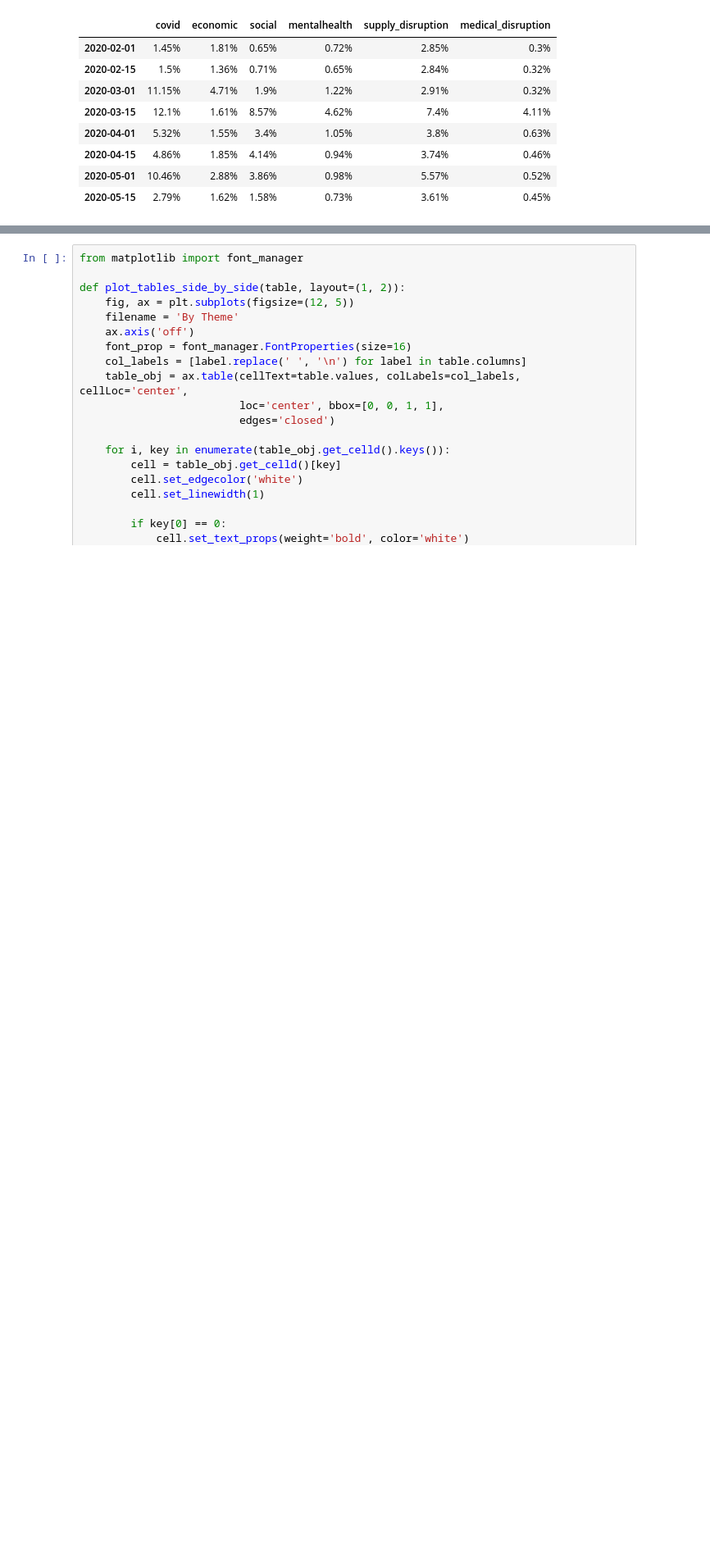
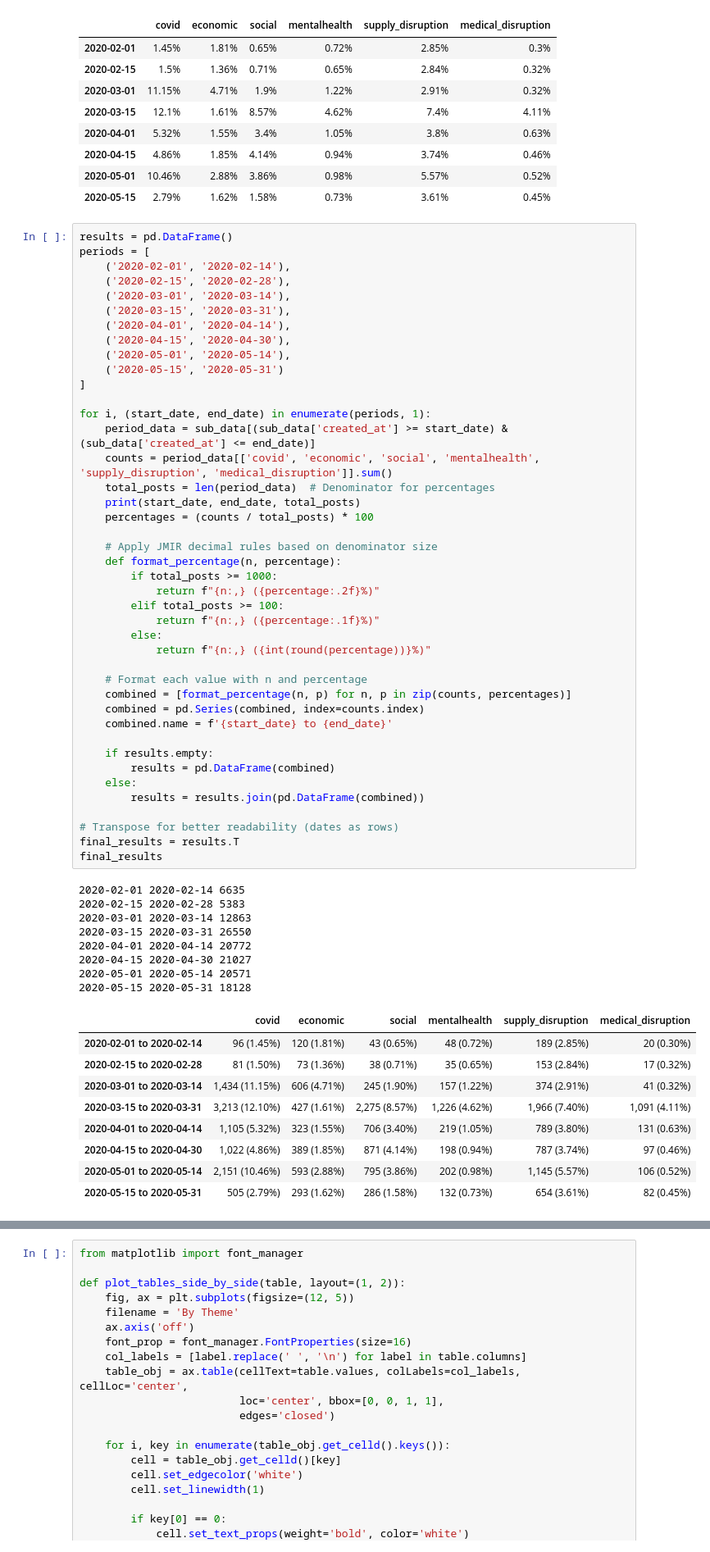
Before and after one commit to JulinaM/DemographicAnalysis, a Jupyter notebook: Topic_Analysis.ipynb, the cells around one changed output, grey strips where cells are left out. Shown at 82% size. Cells and saved outputs as stored; diff of their text form; blank space fills up the shorter version.

Commit message:
theme analysis result finalized after copyedit

```diff
--- a/Topic_Analysis.ipynb
+++ b/Topic_Analysis.ipynb
@@ -136,6 +138,66 @@ results.T
 | 2020-04-15 | 4.86% | 1.85% | 4.14% | 0.94% | 3.74% | 0.46% |
 | 2020-05-01 | 10.46% | 2.88% | 3.86% | 0.98% | 5.57% | 0.52% |
 | 2020-05-15 | 2.79% | 1.62% | 1.58% | 0.73% | 3.61% | 0.45% |
+# %%
+results = pd.DataFrame()
+periods = [
+    ('2020-02-01', '2020-02-14'),
+    ('2020-02-15', '2020-02-28'),
+    ('2020-03-01', '2020-03-14'),
+    ('2020-03-15', '2020-03-31'),
+    ('2020-04-01', '2020-04-14'),
+    ('2020-04-15', '2020-04-30'),
+    ('2020-05-01', '2020-05-14'),
+    ('2020-05-15', '2020-05-31')
+]
+
+for i, (start_date, end_date) in enumerate(periods, 1):
+    period_data = sub_data[(sub_data['created_at'] >= start_date) & (sub_data['created_at'] <= end_date)]
+    counts = period_data[['covid', 'economic', 'social', 'mentalhealth', 'supply_disruption', 'medical_disruption']].sum()
+    total_posts = len(period_data)  # Denominator for percentages
+    print(start_date, end_date, total_posts)
+    percentages = (counts / total_posts) * 100
+
+    # Apply JMIR decimal rules based on denominator size
+    def format_percentage(n, percentage):
+        if total_posts >= 1000:
+            return f"{n:,} ({percentage:.2f}%)"
+        elif total_posts >= 100:
+            return f"{n:,} ({percentage:.1f}%)"
+        else:
+            return f"{n:,} ({int(round(percentage))}%)"
+
+    # Format each value with n and percentage
+    combined = [format_percentage(n, p) for n, p in zip(counts, percentages)]
+    combined = pd.Series(combined, index=counts.index)
+    combined.name = f'{start_date} to {end_date}'
+
+    if results.empty:
+        results = pd.DataFrame(combined)
+    else:
+        results = results.join(pd.DataFrame(combined))
+
+# Transpose for better readability (dates as rows)
+final_results = results.T
+final_results
+# %% [output]
+2020-02-01 2020-02-14 6635
+2020-02-15 2020-02-28 5383
+2020-03-01 2020-03-14 12863
+2020-03-15 2020-03-31 26550
+2020-04-01 2020-04-14 20772
+2020-04-15 2020-04-30 21027
+2020-05-01 2020-05-14 20571
+2020-05-15 2020-05-31 18128
+|  | covid | economic | social | mentalhealth | supply_disruption | medical_disruption |
+| 2020-02-01 to 2020-02-14 | 96 (1.45%) | 120 (1.81%) | 43 (0.65%) | 48 (0.72%) | 189 (2.85%) | 20 (0.30%) |
+| 2020-02-15 to 2020-02-28 | 81 (1.50%) | 73 (1.36%) | 38 (0.71%) | 35 (0.65%) | 153 (2.84%) | 17 (0.32%) |
+| 2020-03-01 to 2020-03-14 | 1,434 (11.15%) | 606 (4.71%) | 245 (1.90%) | 157 (1.22%) | 374 (2.91%) | 41 (0.32%) |
+| 2020-03-15 to 2020-03-31 | 3,213 (12.10%) | 427 (1.61%) | 2,275 (8.57%) | 1,226 (4.62%) | 1,966 (7.40%) | 1,091 (4.11%) |
+| 2020-04-01 to 2020-04-14 | 1,105 (5.32%) | 323 (1.55%) | 706 (3.40%) | 219 (1.05%) | 789 (3.80%) | 131 (0.63%) |
+| 2020-04-15 to 2020-04-30 | 1,022 (4.86%) | 389 (1.85%) | 871 (4.14%) | 198 (0.94%) | 787 (3.74%) | 97 (0.46%) |
+| 2020-05-01 to 2020-05-14 | 2,151 (10.46%) | 593 (2.88%) | 795 (3.86%) | 202 (0.98%) | 1,145 (5.57%) | 106 (0.52%) |
+| 2020-05-15 to 2020-05-31 | 505 (2.79%) | 293 (1.62%) | 286 (1.58%) | 132 (0.73%) | 654 (3.61%) | 82 (0.45%) |
 # %%
 df = results.T
 df.reset_index(inplace=True)
```
Also changed, not shown: parts of 13 cells of this notebook.
